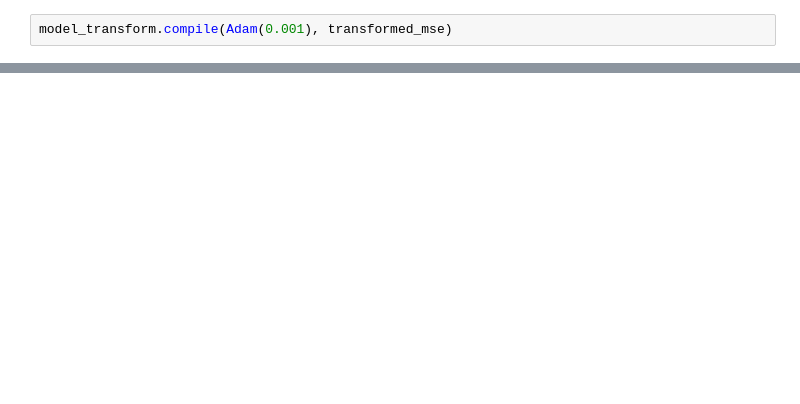
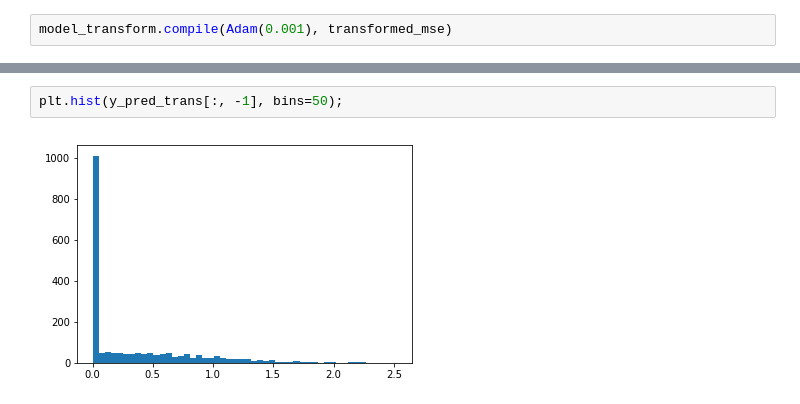
Before and after one commit to raspstephan/CBRAIN-CAM, a Jupyter notebook: keras/constraints.ipynb, the cells around one changed output, grey strips where cells are left out. Cells and saved outputs as stored; diff of their text form; blank space fills up the shorter version.

```diff
--- a/keras/constraints.ipynb
+++ b/keras/constraints.ipynb
@@ -191,0 +212,4 @@ np.mean(np.abs(np.mean(y_pred_trans, axis=1))), np.mean(np.abs(np.mean(y_valid,
+# %%
+plt.hist(y_pred_trans[:, -1], bins=50);
+# %% [output]
+[figure, added]
```
Also changed, not shown: parts of 20 cells of this notebook.
